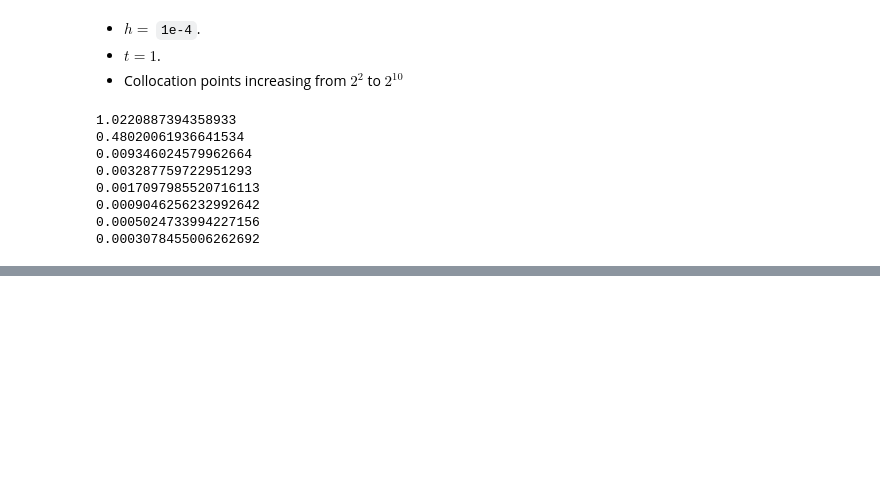
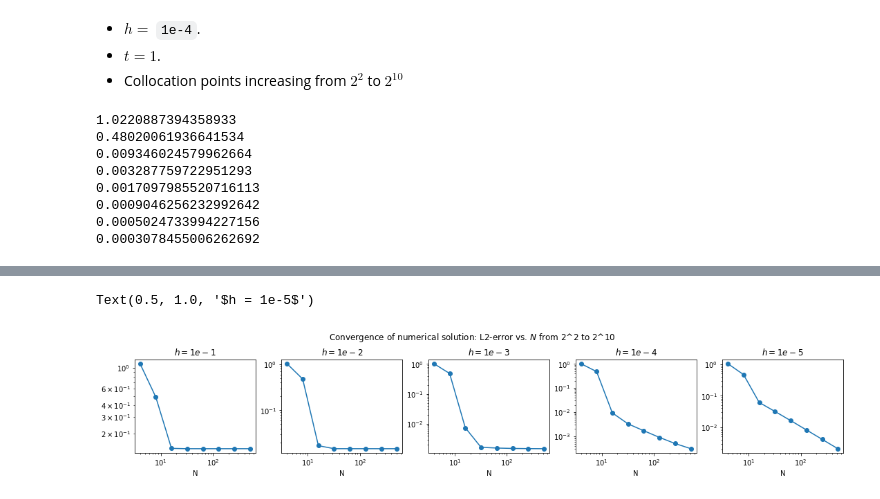
Before and after one commit to jfelipeosorio/kinetick, a Jupyter notebook: pdes/transport1d_cf.ipynb, the cells around one changed output, grey strips where cells are left out. Drawn from its saved outputs; the diff is of its cells as text; code cells hidden in the pictures; blank space fills up the shorter version.

```diff
--- a/pdes/transport1d_cf.ipynb
+++ b/pdes/transport1d_cf.ipynb
@@ -338,0 +549,22 @@ plt.show()
+# %%
+# Different plots
+fig, axs = plt.subplots(nrows = 1, ncols=5 , figsize = (15,3),constrained_layout=True)
+fig.suptitle('Convergence of numerical solution: L2-error vs. $N$ from 2^2 to 2^10')
+axs[0].loglog(xrange, L2_norms_1, marker = 'o')
+axs[0].set_xlabel('N')
+axs[0].set_title('$h = 1e-1$')
+axs[1].loglog(xrange, L2_norms_2, marker = 'o')
+axs[1].set_xlabel('N')
+axs[1].set_title('$h = 1e-2$')
+axs[2].loglog(xrange, L2_norms_3, marker = 'o')
+axs[2].set_xlabel('N')
+axs[2].set_title('$h = 1e-3$')
+axs[3].loglog(xrange, L2_norms_4, marker = 'o')
+axs[3].set_xlabel('N')
+axs[3].set_title('$h = 1e-4$')
+axs[4].loglog(xrange, L2_norms_5, marker = 'o')
+axs[4].set_xlabel('N')
+axs[4].set_title('$h = 1e-5$')
+# %% [output]
+Text(0.5, 1.0, '$h = 1e-5$')
+[figure, added]
```
Also changed, not shown: parts of 15 cells of this notebook.
